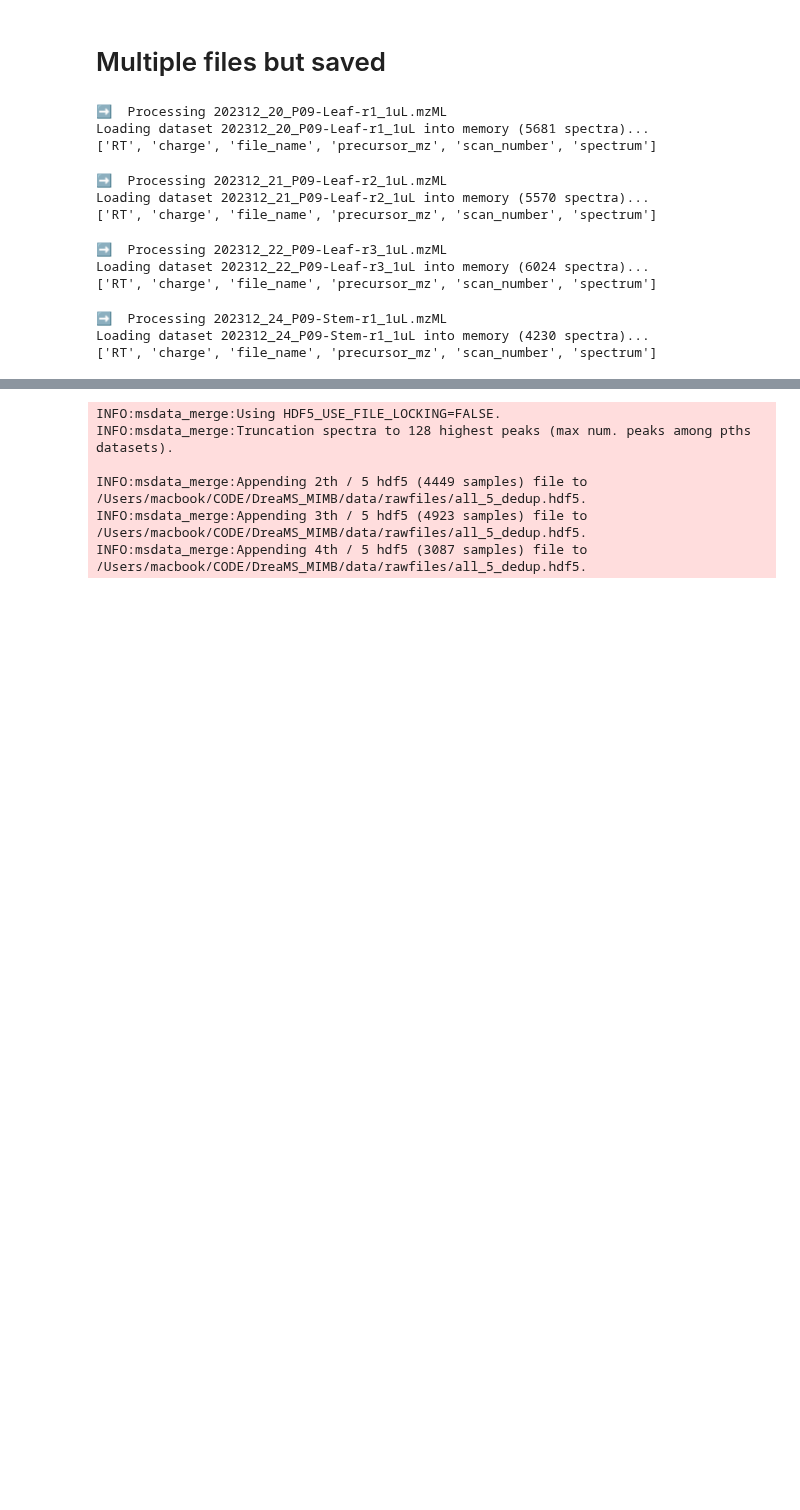
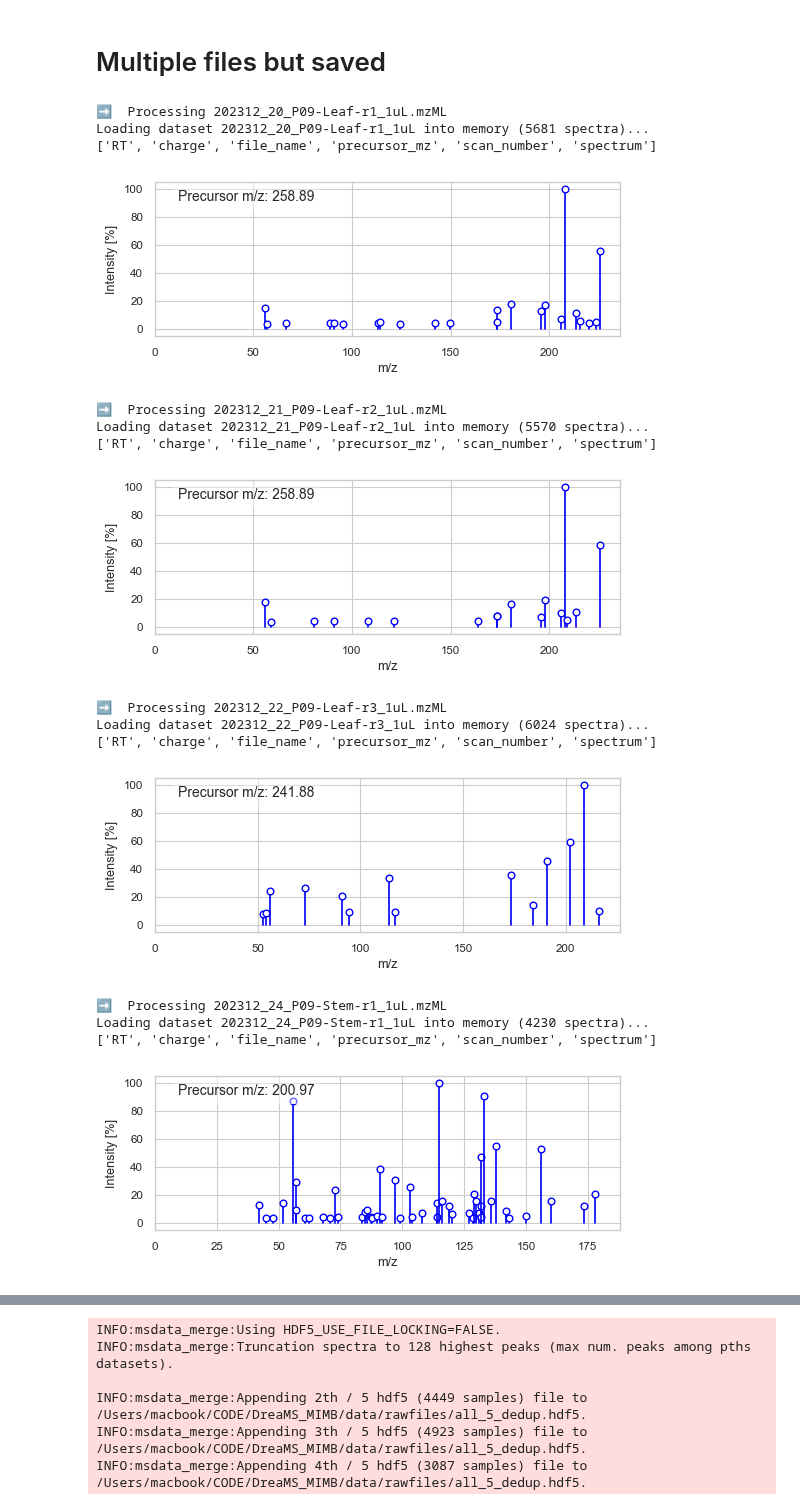
Before and after one commit to pluskal-lab/DreaMS_MIMB, a Jupyter notebook: notebooks/LSH_test.ipynb, the cells around one changed output, grey strips where cells are left out. Drawn from its saved outputs; the diff is of its cells as text; code cells hidden in the pictures; blank space fills up the shorter version.

```diff
--- a/notebooks/LSH_test.ipynb
+++ b/notebooks/LSH_test.ipynb
@@ -482,43 +491,47 @@ for p in files:
 
     #--- cache check: if .hdf5 exists, load it; otherwise parse .mzML → .hdf5 ---
     h5_cache = p.with_suffix(".hdf5")
     if h5_cache.exists():
         ms = MSData.from_hdf5(h5_cache, in_mem=True)
     else:
         ms = MSData.from_mzml(p, in_mem=True)
     print(ms.columns())
     # compute LSH hashes
     specs  = ms.get_spectra()               # shape: (N,2,P)
     hashes = lsh_proj.compute(specs)        # shape: (N,)
 
     # keep only first occurrence of each hash
     _, keep = np.unique(hashes, return_index=True)
     keep     = np.sort(keep)                # restore ascending scan order
 
     # write out a per-file dedup HDF5
     out_h5    = p.with_name(p.stem + "_dedup.hdf5")
     ms_dedup  = ms.form_subset(keep, out_pth=out_h5)
     per_file_h5.append(out_h5)
 
     # record local‐to‐global mapping
     maps.append(pd.DataFrame({
-        "file_name":   ms_dedup.get_values("file_name"),
+        "dataset":   ms_dedup.get_values("file_name"),
         "scan_number": ms_dedup.get_values("scan_number"),
         "local_idx":   np.arange(len(ms_dedup)),
     }))
 # %% [output]
 ➡️  Processing 202312_20_P09-Leaf-r1_1uL.mzML
 Loading dataset 202312_20_P09-Leaf-r1_1uL into memory (5681 spectra)...
 ['RT', 'charge', 'file_name', 'precursor_mz', 'scan_number', 'spectrum']
+[figure, added]
 ➡️  Processing 202312_21_P09-Leaf-r2_1uL.mzML
 Loading dataset 202312_21_P09-Leaf-r2_1uL into memory (5570 spectra)...
 ['RT', 'charge', 'file_name', 'precursor_mz', 'scan_number', 'spectrum']
+[figure, added]
 ➡️  Processing 202312_22_P09-Leaf-r3_1uL.mzML
 Loading dataset 202312_22_P09-Leaf-r3_1uL into memory (6024 spectra)...
 ['RT', 'charge', 'file_name', 'precursor_mz', 'scan_number', 'spectrum']
+[figure, added]
 ➡️  Processing 202312_24_P09-Stem-r1_1uL.mzML
 Loading dataset 202312_24_P09-Stem-r1_1uL into memory (4230 spectra)...
 ['RT', 'charge', 'file_name', 'precursor_mz', 'scan_number', 'spectrum']
+[figure, added]
 ➡️  Processing 202312_25_P09-Stem-r2_1uL.mzML
 Loading dataset 202312_25_P09-Stem-r2_1uL into memory (4722 spectra)...
 ['RT', 'charge', 'file_name', 'precursor_mz', 'scan_number', 'spectrum']
```
Also changed, not shown: parts of 12 cells of this notebook, 4 other files.
